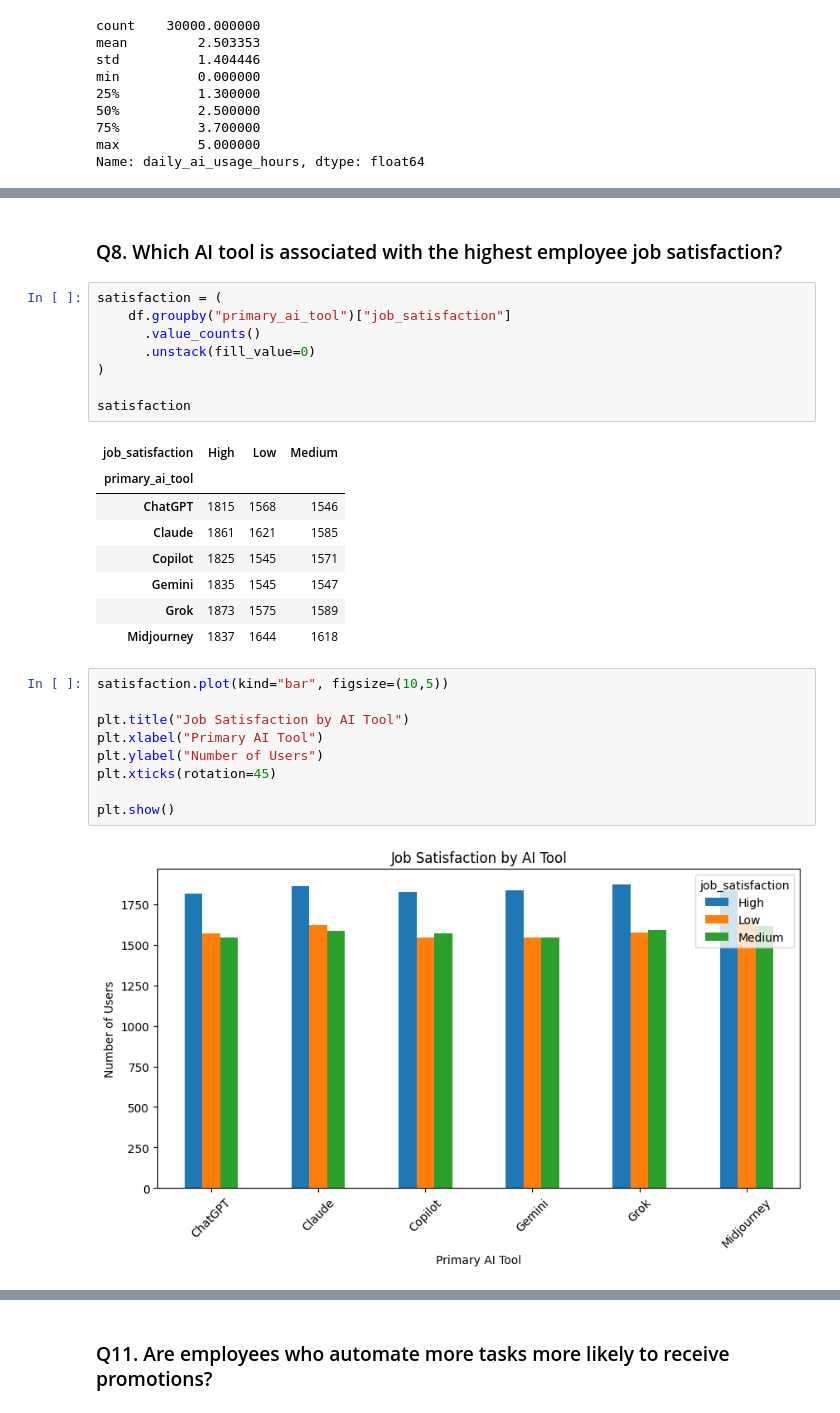
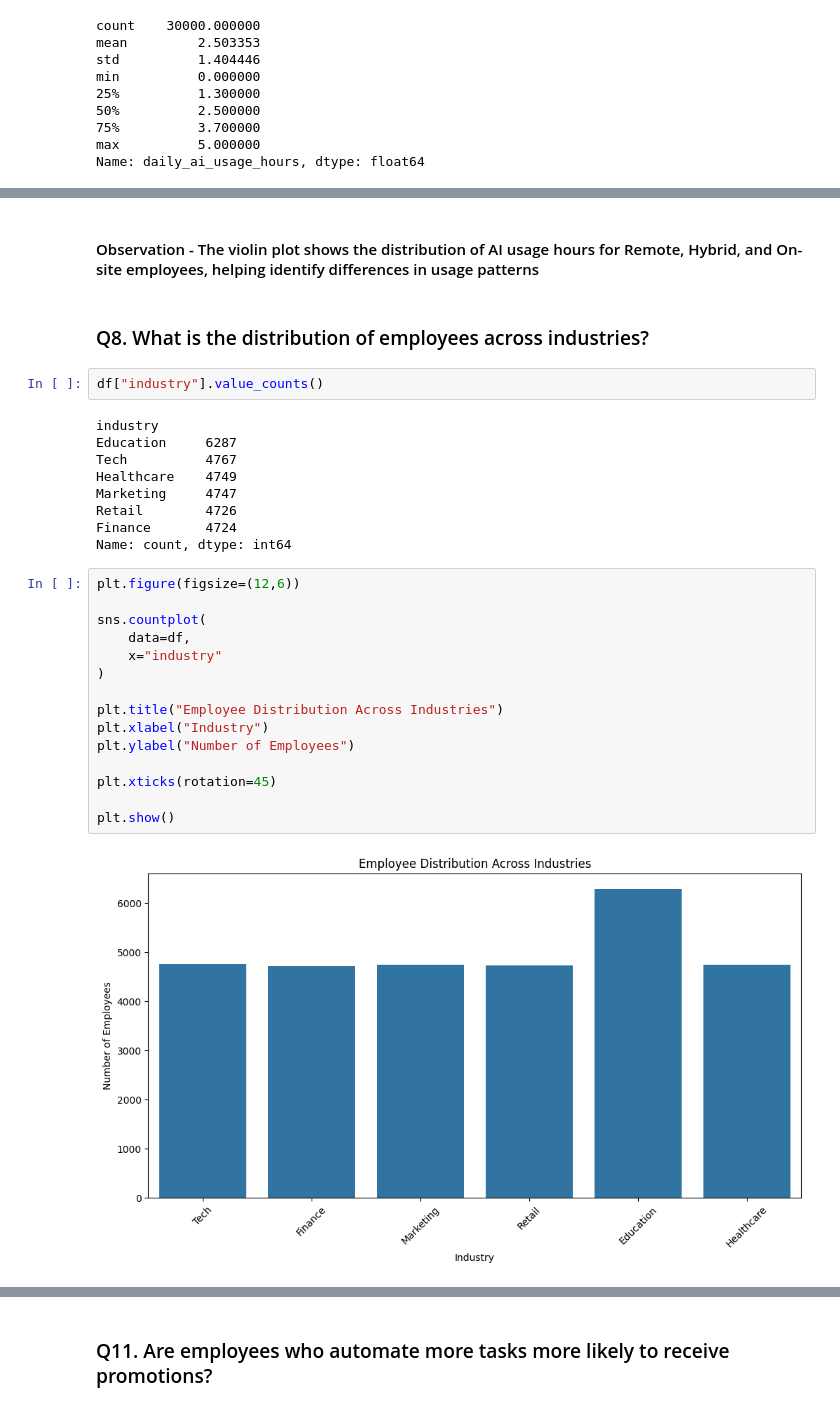
Before and after one commit to umang0015/AI-Tools-Usage-And-Productivity-Analysis, a Jupyter notebook: Project1-checkpoint.ipynb, the cells around one changed output, grey strips where cells are left out. Saved outputs shown, nothing was run; the diff lists cells and outputs as text.

```diff
--- a/Project1-checkpoint.ipynb
+++ b/Project1-checkpoint.ipynb
@@ -566,30 +598,32 @@ plt.show()
+# %% [markdown]
+#### Observation - The violin plot shows the distribution of AI usage hours for Remote, Hybrid, and On-site employees, helping identify differences in usage patterns
 # %% [markdown]
-### Q8. Which AI tool is associated with the highest employee job satisfaction?
+### Q8. What is the distribution of employees across industries?
 # %%
-satisfaction = (
-    df.groupby("primary_ai_tool")["job_satisfaction"]
-      .value_counts()
-      .unstack(fill_value=0)
-)
-
-satisfaction
+df["industry"].value_counts()
 # %% [output]
-| job_satisfaction | High | Low | Medium |
-| primary_ai_tool |  |  |  |
-| ChatGPT | 1815 | 1568 | 1546 |
-| Claude | 1861 | 1621 | 1585 |
-| Copilot | 1825 | 1545 | 1571 |
-| Gemini | 1835 | 1545 | 1547 |
-| Grok | 1873 | 1575 | 1589 |
-| Midjourney | 1837 | 1644 | 1618 |
+industry
+Education     6287
+Tech          4767
+Healthcare    4749
+Marketing     4747
+Retail        4726
+Finance       4724
+Name: count, dtype: int64
 # %%
-satisfaction.plot(kind="bar", figsize=(10,5))
+plt.figure(figsize=(12,6))
 
-plt.title("Job Satisfaction by AI Tool")
-plt.xlabel("Primary AI Tool")
-plt.ylabel("Number of Users")
+sns.countplot(
+    data=df,
+    x="industry"
+)
+
+plt.title("Employee Distribution Across Industries")
+plt.xlabel("Industry")
+plt.ylabel("Number of Employees")
+
 plt.xticks(rotation=45)
 
 plt.show()
 # %% [output]
-[figure, old version]
+[figure, new version]
```
Also changed, not shown: parts of 23 cells of this notebook.
